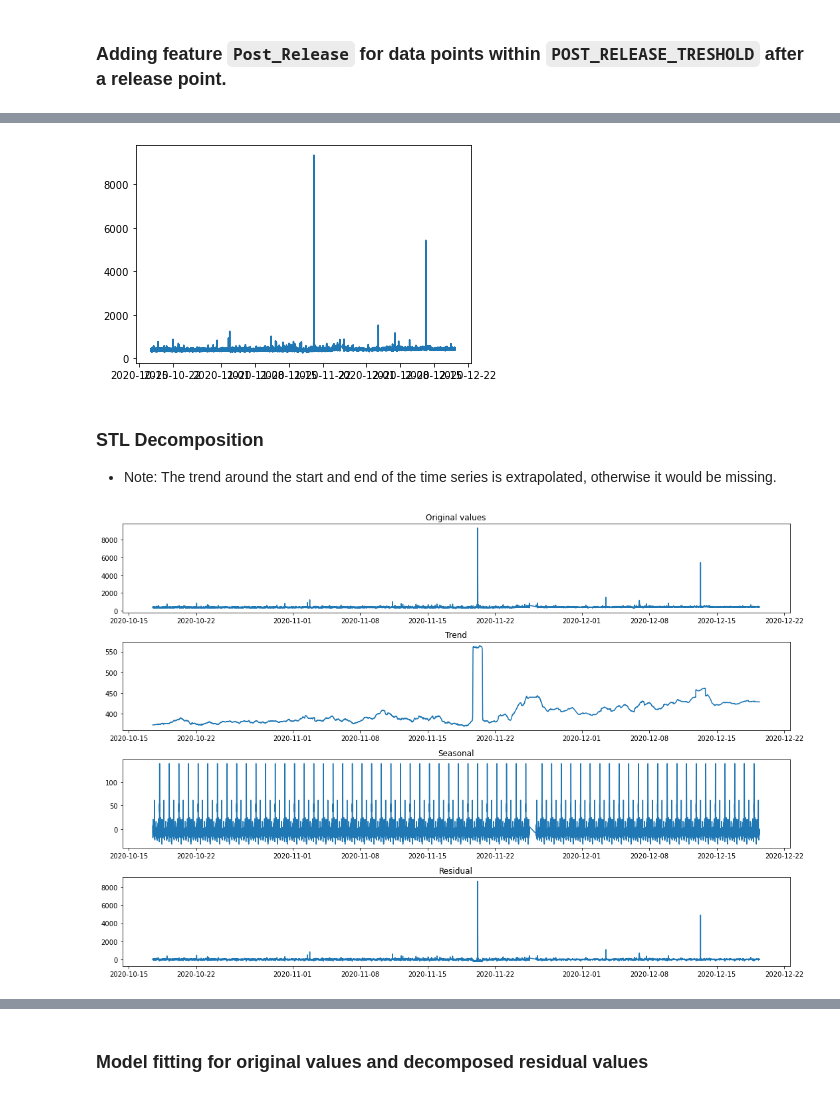
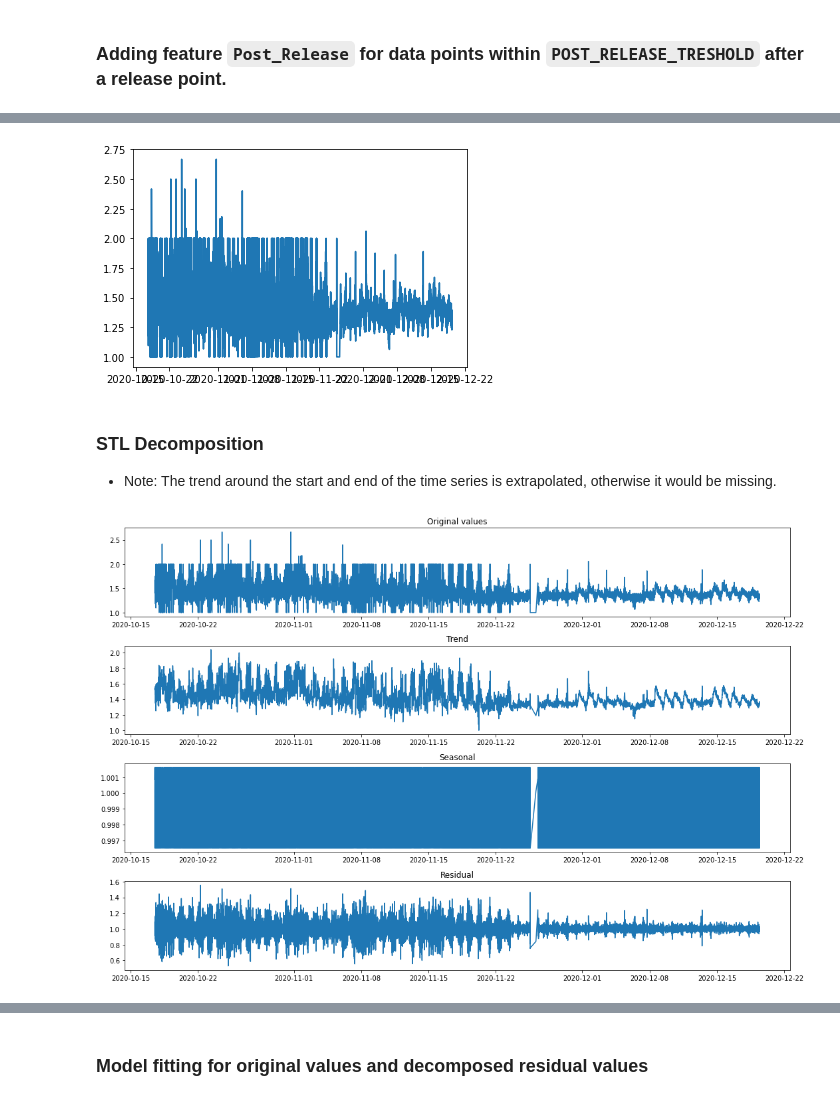
Before and after one commit to Matt-RJ/fyp-anomaly-detection, a Jupyter notebook: isolation-forest.ipynb, the cells around one changed output, grey strips where cells are left out. Cells and saved outputs as stored; diff of their text form; code cells hidden in the pictures.

```diff
--- a/isolation-forest.ipynb
+++ b/isolation-forest.ipynb
@@ -6,17 +6,19 @@ from datetime import timedelta
 # Config
 STATE = 42 # Used for consistency during development, should be removed when performing actual anomaly detection.
 SERVICE = 'ServiceA'
-LAMBDA = 'LambdaA'
+LAMBDA = 'LambdaB'
 
-USE_DURATION = True
+USE_DURATION = False
 METRIC = 'Duration' if USE_DURATION else 'ConcurrentExecutions' # Should be 'Duration' or 'ConcurrentExecutions'
 METRIC_SLICE = None
 # METRIC_SLICE = [5000, 8000] # Optional array for using only a slice of the whole metric e.g. [5000, 8000] will use df[5000:8000] later on
 
-STL_DECOMP_PERIOD = 288 # (Int, required) Period for stl decomposition. See https://www.statsmodels.org/stable/generated/statsmodels.tsa.seasonal.seasonal_decompose.html
-GRAPH_GAP_TRESHOLD = timedelta(hours=2) # (Timedelta, required) Us
+STL_DECOMP_PERIOD = 588 # (Int, required) Period for stl decomposition. See https://www.statsmodels.org/stable/generated/statsmodels.tsa.seasonal.seasonal_decompose.html
+GRAPH_GAP_TRESHOLD = timedelta(hours=2) # (Timedelta, required) Timestamp difference limit between two adjacent data points. No line is drawn between the points for greater values.
 ANOMALY_NEIGHBOR_LIMIT = 1 # (Int, optional) Minimum number of anomalies in a row. Anomalies under this number are removed.
 POST_RELEASE_TRESHOLD = timedelta(days=1) # (Timedelta, optional) If defined, all anomalies after a release date within the treshold will be summed up and marked in the final graph.
+
+# TODO: Hard limit on anomalies within some number of standard deviations from the mean. What kind of mean - full data set, POST_RELEASE_TRESHOLD behind a release?
 # %%
 import pandas as pd
 import numpy as np
@@ -160,28 +150,33 @@ df_test.loc[df_test['Release_Point'] == 1]
 plt.plot(df_test.Timestamps, df_test.Values)
 plt.show()
 # %% [output]
-[figure, old version]
+[figure, new version]
 # %% [markdown]
 ### STL Decomposition
 
 * Note: The trend around the start and end of the time series is extrapolated, otherwise it would be missing.
 # %%
 from statsmodels.tsa.seasonal import seasonal_decompose
-decompose_result = seasonal_decompose(df_test.Values, period=STL_DECOMP_PERIOD, extrapolate_trend='freq')
+decompose_result = seasonal_decompose(
+    df_test.Values,
+    period=STL_DECOMP_PERIOD,
+    extrapolate_trend='freq',
+    model='multiplicative'
+)
 
 fig, axs = plt.subplots(4,1, figsize=(15,10), sharex=False)
 axs[0].plot(df_test.Timestamps, df_test.Values)
 axs[0].set_title('Original values')
 axs[1].plot(df_test.Timestamps, decompose_result.trend)
 axs[1].set_title('Trend')
 axs[2].plot(df_test.Timestamps, decompose_result.seasonal)
 axs[2].set_title('Seasonal')
 axs[3].plot(df_test.Timestamps, decompose_result.resid)
 axs[3].set_title('Residual')
 plt.tight_layout()
 plt.show()
 # %% [output]
-[figure, old version]
+[figure, new version]
 # %%
 df_test['Trend_Values'] = decompose_result.trend
 df_test['Seasonal_Values'] = decompose_result.seasonal
```
Also changed, not shown: parts of 12 cells of this notebook, 1 other file.
